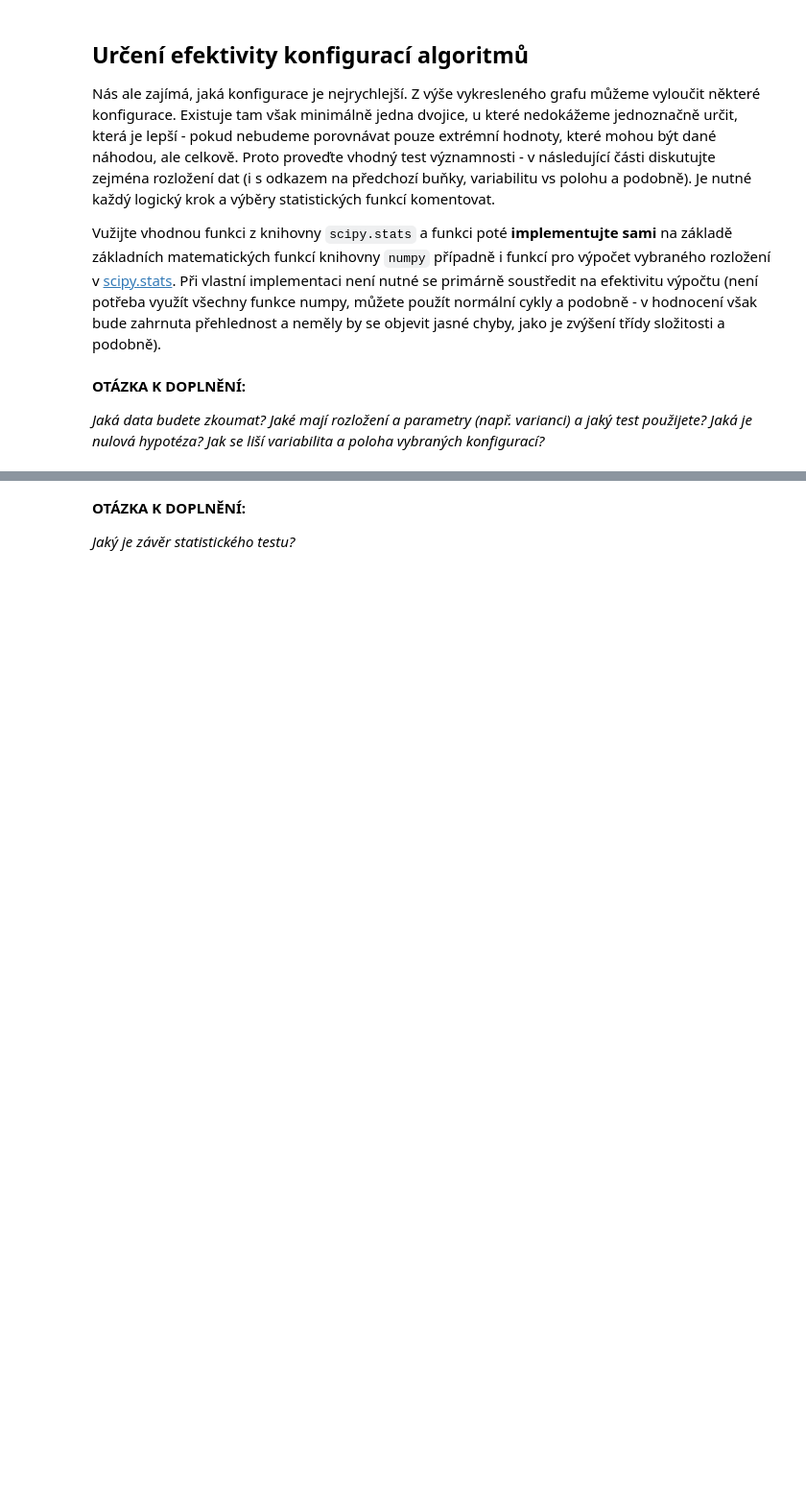
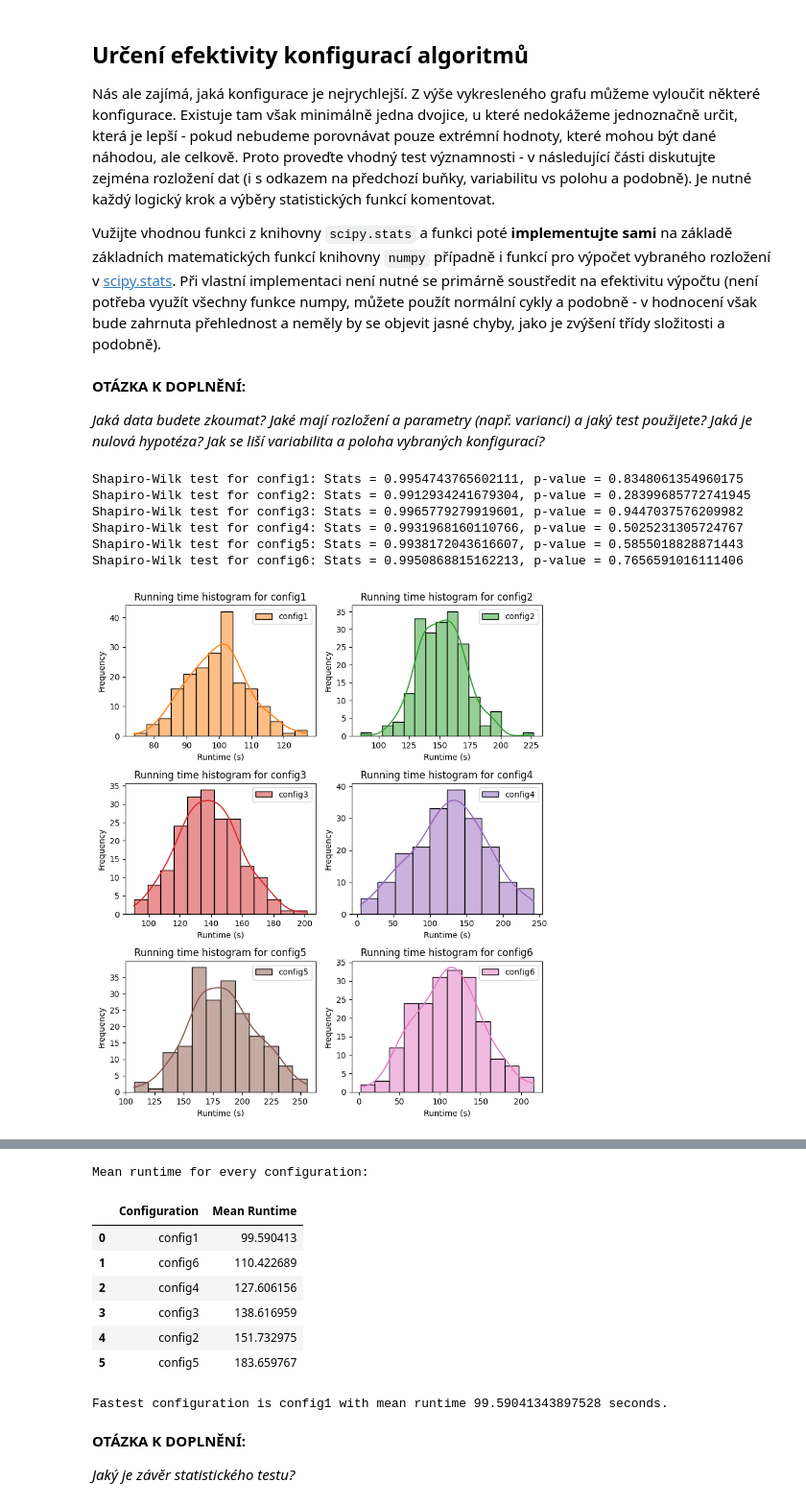
Before and after one commit to jirmusovic/MSP, a Jupyter notebook: proj1.ipynb, the cells around one changed output, grey strips where cells are left out. Shown: that part at 96% size. Saved outputs shown, nothing was run; the diff lists cells and outputs as text; code cells hidden in the pictures; blank space fills up the shorter version.

```diff
--- a/proj1.ipynb
+++ b/proj1.ipynb
@@ -236,0 +228,70 @@ _Jaká data budete zkoumat? Jaké mají rozložení a parametry (např. varianci
+# %%
+plt.figure(figsize=(8, len(config_order) * 3))
+shapiro = []
+
+for i, config in enumerate(config_order, 1):
+    config_data = success[success['configuration'] == config]['runtime']
+
+    plt.subplot(len(config_order), 2, i)
+    sns.histplot(config_data, kde=True, label=f'{config}', color=f'C{i}')
+    plt.title(f'Running time histogram for {config}')
+    plt.xlabel('Runtime (s)')
+    plt.ylabel('Frequency')
+    plt.legend()
+
+    stat, p_value = stats.shapiro(config_data)
+    shapiro.append((config, stat, p_value))
+
+    print(f"Shapiro-Wilk test for {config}: Stats = {stat}, p-value = {p_value}")
+
+
+plt.tight_layout()
+plt.show()
+
+shapiro_df = pd.DataFrame(shapiro, columns=['Configuration', 'Stats', 'p-value'])
+print("\nShapiro-Wilk test results for all configurations:")
+print(shapiro_df)
+
+
+ttest = []
+
+pairs = list(itertools.combinations(config_order, 2))
+
+for config1, config2 in pairs:
+    d1 = success[success['configuration'] == config1]['runtime']
+    d2 = success[success['configuration'] == config2]['runtime']
+
+    t_stat, p_value = stats.ttest_ind(d1, d2, equal_var=False)
+
+    ttest.append({
+        'Configuration 1': config1,
+        'Configuration 2': config2,
+        't-stats': t_stat,
+        'p-value': p_value
+    })
+
+    print(f"T-test between {config1} a {config2}: t-stats = {t_stat}, p-value = {p_value}")
+
+
+ttest_df = pd.DataFrame(ttest)
+
+print("\nT-test results:")
+display(ttest_df)
+
+mean_runtimes = success.groupby('configuration')['runtime'].mean().sort_values()
+mean_runtimes_df = pd.DataFrame(mean_runtimes).reset_index()
+mean_runtimes_df.columns = ['Configuration', 'Mean Runtime']
+
+print("Mean runtime for every configuration:")
+display(mean_runtimes_df)
+
+fastest = mean_runtimes.idxmin()
+print(f"\nFastest configuration is {fastest} with mean runtime {mean_runtimes.min()} seconds.")
+# %% [output]
+Shapiro-Wilk test for config1: Stats = 0.9954743765602111, p-value = 0.8348061354960175
+Shapiro-Wilk test for config2: Stats = 0.9912934241679304, p-value = 0.28399685772741945
+Shapiro-Wilk test for config3: Stats = 0.9965779279919601, p-value = 0.9447037576209982
+Shapiro-Wilk test for config4: Stats = 0.9931968160110766, p-value = 0.5025231305724767
+Shapiro-Wilk test for config5: Stats = 0.9938172043616607, p-value = 0.5855018828871443
+Shapiro-Wilk test for config6: Stats = 0.9950868815162213, p-value = 0.7656591016111406
+[figure, added]
@@ -237,3 +331,12 @@ _Jaká data budete zkoumat? Jaké mají rozložení a parametry (např. varianci
+Mean runtime for every configuration:
+|  | Configuration | Mean Runtime |
+| 0 | config1 | 99.590413 |
+| 1 | config6 | 110.422689 |
+| 2 | config4 | 127.606156 |
+| 3 | config3 | 138.616959 |
+| 4 | config2 | 151.732975 |
+| 5 | config5 | 183.659767 |
+Fastest configuration is config1 with mean runtime 99.59041343897528 seconds.
 # %% [markdown]
 __OTÁZKA K DOPLNĚNÍ:__
 
```
Also changed, not shown: parts of 11 cells of this notebook.
